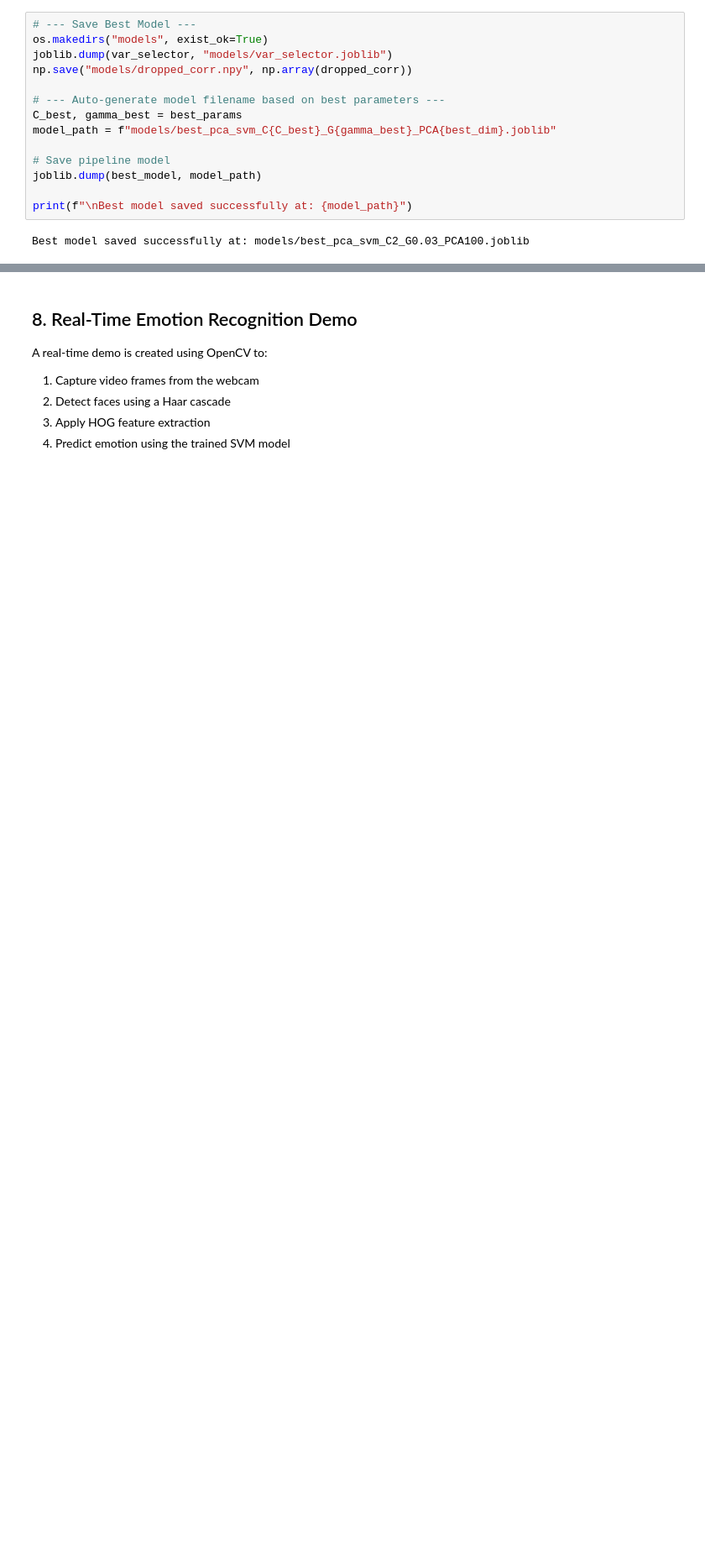
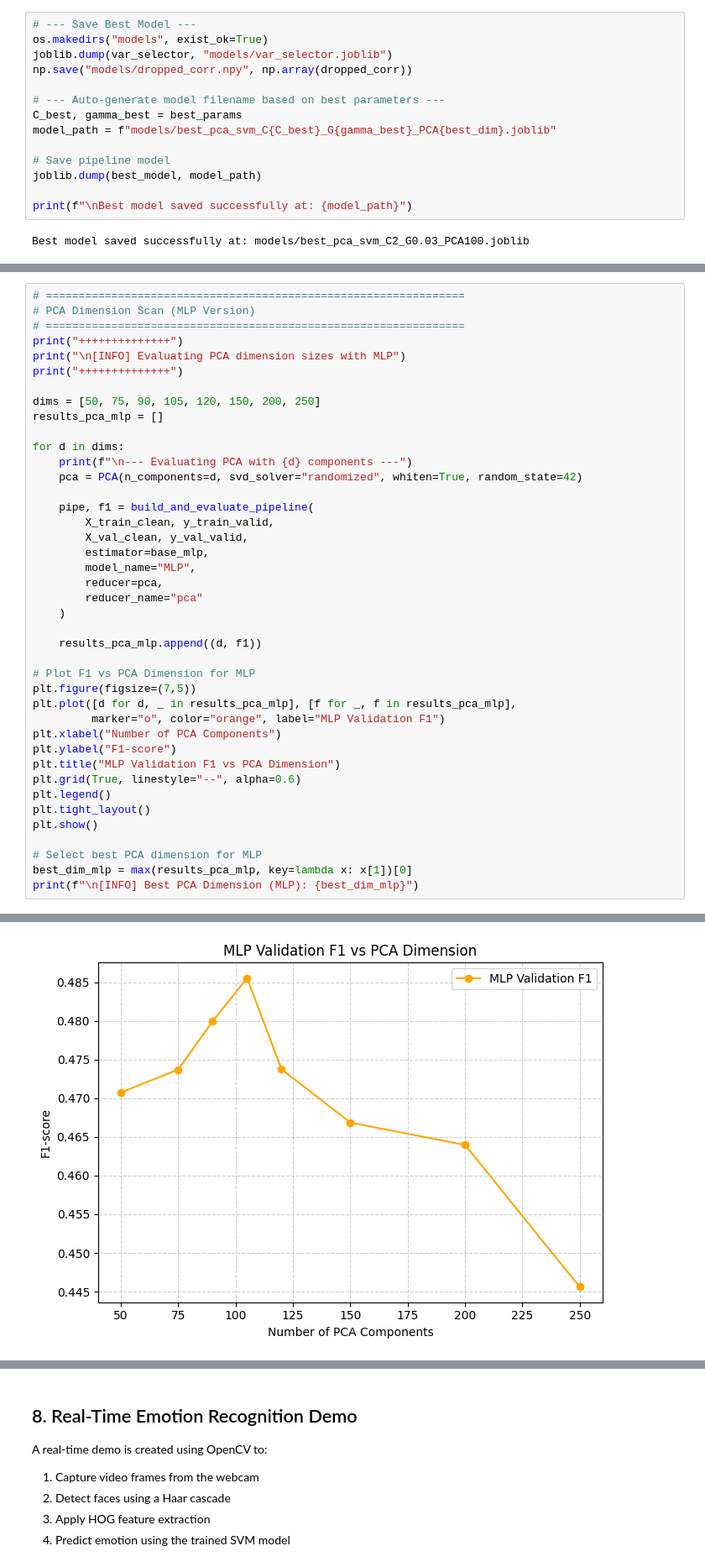
Before and after one commit to shivunchinniah/ml_emotion_recognition, a Jupyter notebook: New_emotion_reg.ipynb, the cells around one changed output, grey strips where cells are left out. Shown at 84% size. Saved outputs shown, nothing was run; the diff lists cells and outputs as text; blank space fills up the shorter version.

```diff
--- a/New_emotion_reg.ipynb
+++ b/New_emotion_reg.ipynb
@@ -1553,0 +1640,42 @@ Best model saved successfully at: models/best_pca_svm_C2_G0.03_PCA100.joblib
+# %%
+# ================================================================
+# PCA Dimension Scan (MLP Version)
+# ================================================================
+print("++++++++++++++")
+print("\n[INFO] Evaluating PCA dimension sizes with MLP")
+print("++++++++++++++")
+
+dims = [50, 75, 90, 105, 120, 150, 200, 250]
+results_pca_mlp = []
+
+for d in dims:
+    print(f"\n--- Evaluating PCA with {d} components ---")
+    pca = PCA(n_components=d, svd_solver="randomized", whiten=True, random_state=42)
+
+    pipe, f1 = build_and_evaluate_pipeline(
+        X_train_clean, y_train_valid,
+        X_val_clean, y_val_valid,
+        estimator=base_mlp,
+        model_name="MLP",
+        reducer=pca,
+        reducer_name="pca"
+    )
+
+    results_pca_mlp.append((d, f1))
+
+# Plot F1 vs PCA Dimension for MLP
+plt.figure(figsize=(7,5))
+plt.plot([d for d, _ in results_pca_mlp], [f for _, f in results_pca_mlp],
+         marker="o", color="orange", label="MLP Validation F1")
+plt.xlabel("Number of PCA Components")
+plt.ylabel("F1-score")
+plt.title("MLP Validation F1 vs PCA Dimension")
+plt.grid(True, linestyle="--", alpha=0.6)
+plt.legend()
+plt.tight_layout()
+plt.show()
+
+# Select best PCA dimension for MLP
+best_dim_mlp = max(results_pca_mlp, key=lambda x: x[1])[0]
+print(f"\n[INFO] Best PCA Dimension (MLP): {best_dim_mlp}")
+# %% [output]
@@ -1553,0 +1699 @@ Best model saved successfully at: models/best_pca_svm_C2_G0.03_PCA100.joblib
+[figure, added]
```
Also changed, not shown: parts of 14 cells of this notebook, 2 other files.
